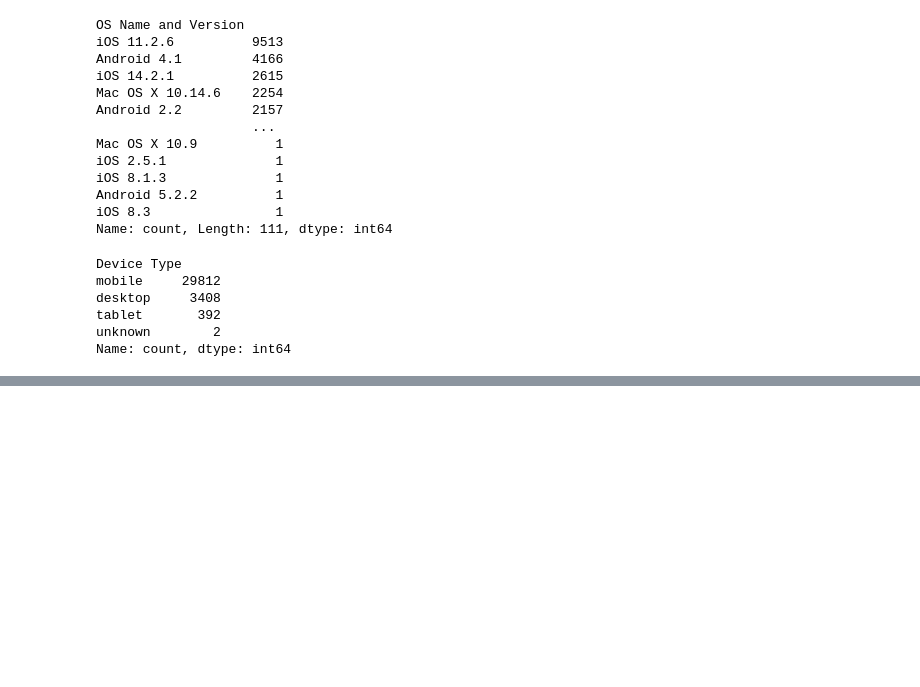
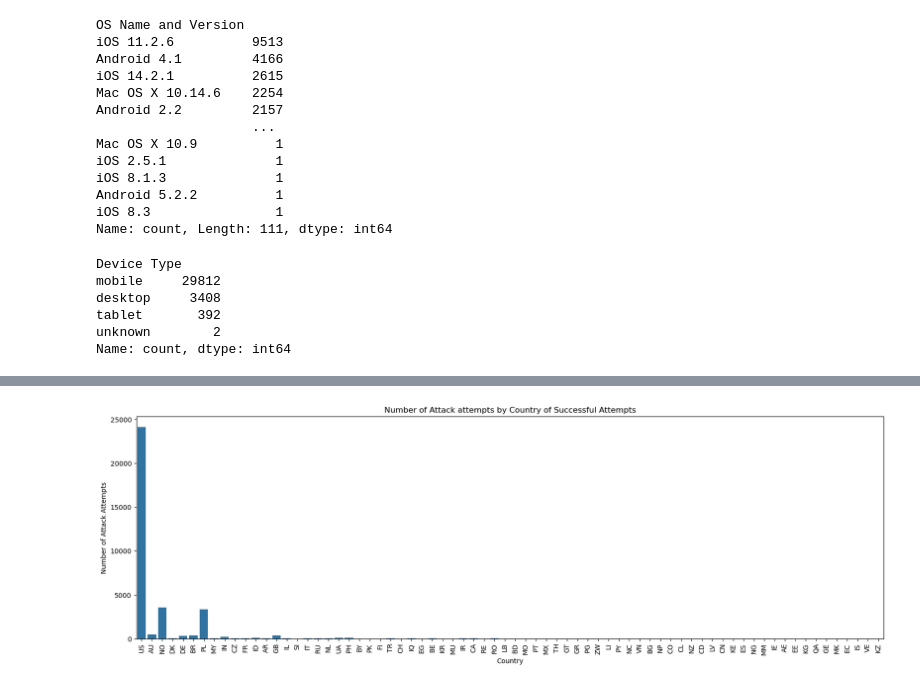
Before and after one commit to Ligia20/Are_we_at_risk, a Jupyter notebook: Attacks.ipynb, the cells around one changed output, grey strips where cells are left out. Saved outputs shown, nothing was run; the diff lists cells and outputs as text; code cells hidden in the pictures; blank space fills up the shorter version.

```diff
--- a/Attacks.ipynb
+++ b/Attacks.ipynb
@@ -140,0 +170,14 @@ Name: count, dtype: int64
+# %%
+plt.figure(figsize=(20,6))
+sns.countplot(
+    data=Total_success,
+    x = 'Country',
+)
+
+plt.title('Number of Attack attempts by Country of Successful Attempts')
+plt.xlabel('Country')
+plt.ylabel('Number of Attack Attempts')
+plt.xticks(rotation=90)
+plt.show()
+# %% [output]
+[figure, added]
```
Also changed, not shown: parts of 6 cells of this notebook.
